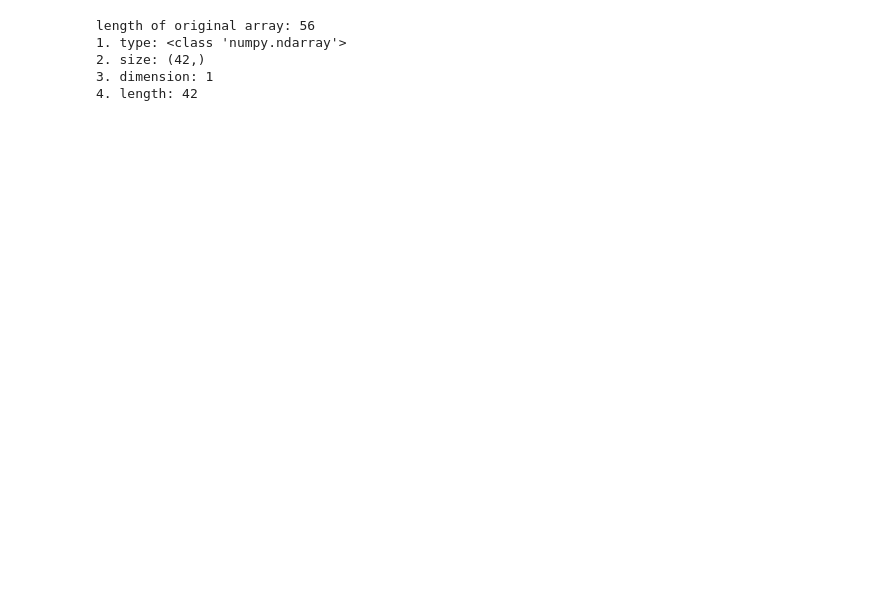
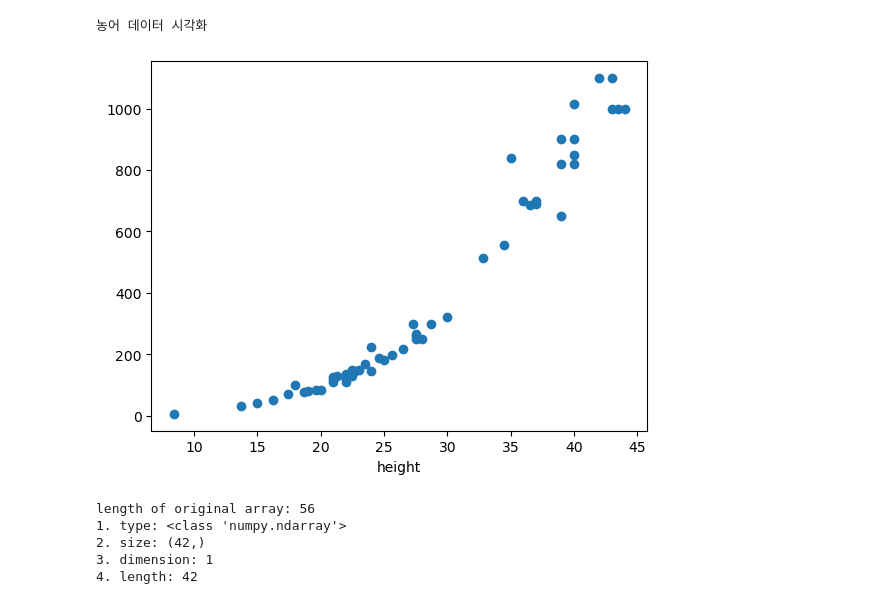
Before and after one commit to CrowOnTheEagle/spring-boot-sw-arcademy, a Jupyter notebook: conda/ch03/ch03.ipynb, the cells around one changed output. Drawn from its saved outputs; the diff is of its cells as text; code cells hidden in the pictures; blank space fills up the shorter version.

```diff
--- a/conda/ch03/ch03.ipynb
+++ b/conda/ch03/ch03.ipynb
@@ -1,38 +1,50 @@
 # %%
 import numpy as np
-from sklearn.model_selection import train_test_split
 
+## 농어의 길이와 무게
 perch_length = np.array(
     [8.4, 13.7, 15.0, 16.2, 17.4, 18.0, 18.7, 19.0, 19.6, 20.0,
      21.0, 21.0, 21.0, 21.3, 22.0, 22.0, 22.0, 22.0, 22.0, 22.5,
      22.5, 22.7, 23.0, 23.5, 24.0, 24.0, 24.6, 25.0, 25.6, 26.5,
      27.3, 27.5, 27.5, 27.5, 28.0, 28.7, 30.0, 32.8, 34.5, 35.0,
      36.5, 36.0, 37.0, 37.0, 39.0, 39.0, 39.0, 40.0, 40.0, 40.0,
      40.0, 42.0, 43.0, 43.0, 43.5, 44.0])
 perch_weight = np.array(
     [5.9, 32.0, 40.0, 51.5, 70.0, 100.0, 78.0, 80.0, 85.0, 85.0,
      110.0, 115.0, 125.0, 130.0, 120.0, 120.0, 130.0, 135.0, 110.0,
      130.0, 150.0, 145.0, 150.0, 170.0, 225.0, 145.0, 188.0, 180.0,
      197.0, 218.0, 300.0, 260.0, 265.0, 250.0, 250.0, 300.0, 320.0,
      514.0, 556.0, 840.0, 685.0, 700.0, 700.0, 690.0, 900.0, 650.0,
      820.0, 850.0, 900.0, 1015.0, 820.0, 1100.0, 1000.0, 1100.0,
      1000.0, 1000.0])
 
-print(f"length of original array: {len(perch_length)}")
-
-train_input, test_input, train_target, test_target = train_test_split(
-    perch_length,
-    perch_weight,
-    random_state=42
-)
-
-print(f"1. type: {type(train_input)}")
-print(f"2. size: {train_input.shape}")
-print(f"3. dimension: {train_input.ndim}")
-print(f"4. length: {len(train_input)}")
+import matplotlib.pyplot as plt
+print("농어 데이터 시각화")
+plt.scatter(perch_length, perch_weight)
+plt.xlabel("length")
+plt.xlabel("height")
+plt.show()
 # %% [output]
-length of original array: 56
-1. type: <class 'numpy.ndarray'>
-2. size: (42,)
-3. dimension: 1
-4. length: 42
+농어 데이터 시각화
+[figure, added]
+# %%
+from sklearn.model_selection import train_test_split
+
+print(f"length of original array: {len(perch_length)}")
+
+train_input, test_input, train_target, test_target = train_test_split(
+    perch_length,
+    perch_weight,
+    random_state=42
+)
+
+print(f"1. type: {type(train_input)}")
+print(f"2. size: {train_input.shape}")
+print(f"3. dimension: {train_input.ndim}")
+print(f"4. length: {len(train_input)}")
+# %% [output]
+length of original array: 56
+1. type: <class 'numpy.ndarray'>
+2. size: (42,)
+3. dimension: 1
+4. length: 42
```
Also changed, not shown: parts of 10 cells of this notebook, 1 other file.
